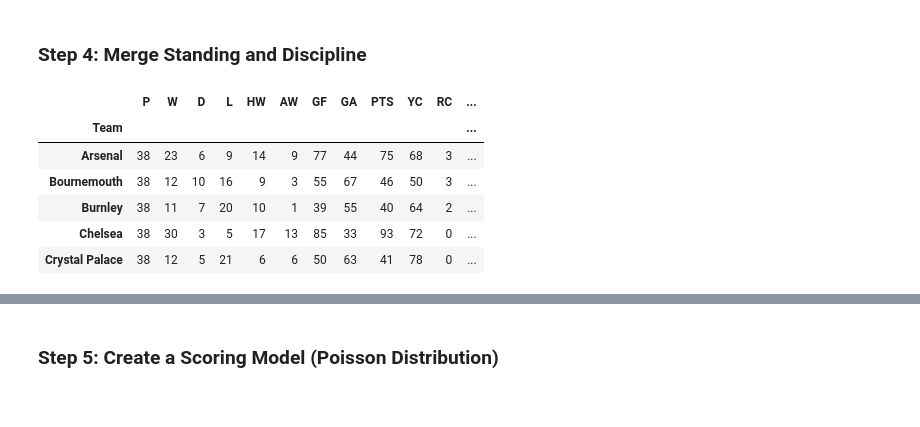
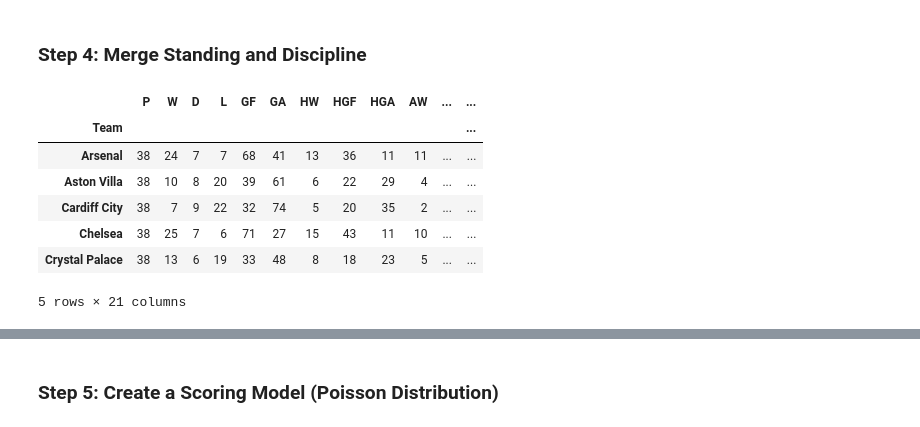
Before and after one commit to slee279/EPL, a Jupyter notebook: matchpredictor.ipynb, the cells around one changed output, grey strips where cells are left out. Saved outputs shown, nothing was run; the diff lists cells and outputs as text; code cells hidden in the pictures.

```diff
--- a/matchpredictor.ipynb
+++ b/matchpredictor.ipynb
@@ -162,19 +164,30 @@ for year in range(2014, 2019):
             result['D'] = int(td[4].text)           # draws
             result['L'] = int(td[5].text)           # loses
             result['HW'] = int(td[13].text)         # home wins
+            result['HGF'] = int(td[16].text)        # home goals scored
+            result['HGA'] = int(td[17].text)        # home goals conceded
+            result['AGF'] = int(td[27].text)        # away goals scored
+            result['AGA'] = int(td[28].text)        # away goals conceded
             result['AW'] = int(td[24].text)         # away wins
             result['GF'] = int(td[6].text)          # goals for
             result['GA'] = int(td[7].text)          # goals allowed
             result['PTS'] = int(td[9].text)         # total points end of the season
 
             # put them into one dictionary
-            if len(result) == 10:
+            if len(result) == 14:
                 final_table.append(result)
 
     time.sleep(3)
 
     # put dictionary into a pandas dataframe with column names
-    final_table = pd.DataFrame(final_table, columns=(['Team', 'P', 'W', 'D', 'L','HW', 'AW', 'GF', 'GA', 'PTS']))
+    final_table = pd.DataFrame(final_table, columns=(['Team', 'P', 'W', 'D', 'L', 'GF', 'GA', 'HW', 'HGF', 'HGA', 'AW', 'AGF', 'AGA', 'PTS']))
+
+    # Create features to generate poisson distribution
+    final_table['H_Att'] = final_table['HGF'] / 19 / (final_table['HGF'].sum() / 380)
+    final_table['A_Att'] = final_table['AGF'] / 19 / (final_table['HGA'].sum() / 380)
+    final_table['H_Def'] = final_table['HGA'] / 19 / (final_table['HGA'].sum() / 380) #* table_13['DIS'] * table_13['CS'] / 38
+    final_table['A_Def'] = final_table['AGA'] / 19 / (final_table['HGF'].sum() / 380) #* table_13['DIS'] * table_13['CS'] / 38
+
     # change index as a team names
     final_table = final_table.set_index('Team')
     # put all seasons into a list
@@ -352,14 +376,15 @@ for year in range(2013, 2018):
 
 dict_final_seasons = {str(2013 + i) : new_temp[i] for i in range(0,5)}
 # %%
-dict_final_seasons['2016'].head()
+dict_final_seasons['2013'].head()
 # %% [output]
-|  | P | W | D | L | HW | AW | GF | GA | PTS | YC | RC | ... |
+|  | P | W | D | L | GF | GA | HW | HGF | HGA | AW | ... | ... |
 | Team |  |  |  |  |  |  |  |  |  |  |  | ... |
-| Arsenal | 38 | 23 | 6 | 9 | 14 | 9 | 77 | 44 | 75 | 68 | 3 | ... |
-| Bournemouth | 38 | 12 | 10 | 16 | 9 | 3 | 55 | 67 | 46 | 50 | 3 | ... |
-| Burnley | 38 | 11 | 7 | 20 | 10 | 1 | 39 | 55 | 40 | 64 | 2 | ... |
-| Chelsea | 38 | 30 | 3 | 5 | 17 | 13 | 85 | 33 | 93 | 72 | 0 | ... |
-| Crystal Palace | 38 | 12 | 5 | 21 | 6 | 6 | 50 | 63 | 41 | 78 | 0 | ... |
+| Arsenal | 38 | 24 | 7 | 7 | 68 | 41 | 13 | 36 | 11 | 11 | ... | ... |
+| Aston Villa | 38 | 10 | 8 | 20 | 39 | 61 | 6 | 22 | 29 | 4 | ... | ... |
+| Cardiff City | 38 | 7 | 9 | 22 | 32 | 74 | 5 | 20 | 35 | 2 | ... | ... |
+| Chelsea | 38 | 25 | 7 | 6 | 71 | 27 | 15 | 43 | 11 | 10 | ... | ... |
+| Crystal Palace | 38 | 13 | 6 | 19 | 33 | 48 | 8 | 18 | 23 | 5 | ... | ... |
+5 rows × 21 columns
 # %%
 for season in range(2013, 2018):
```
Also changed, not shown: parts of 11 cells of this notebook, 5 other files.
